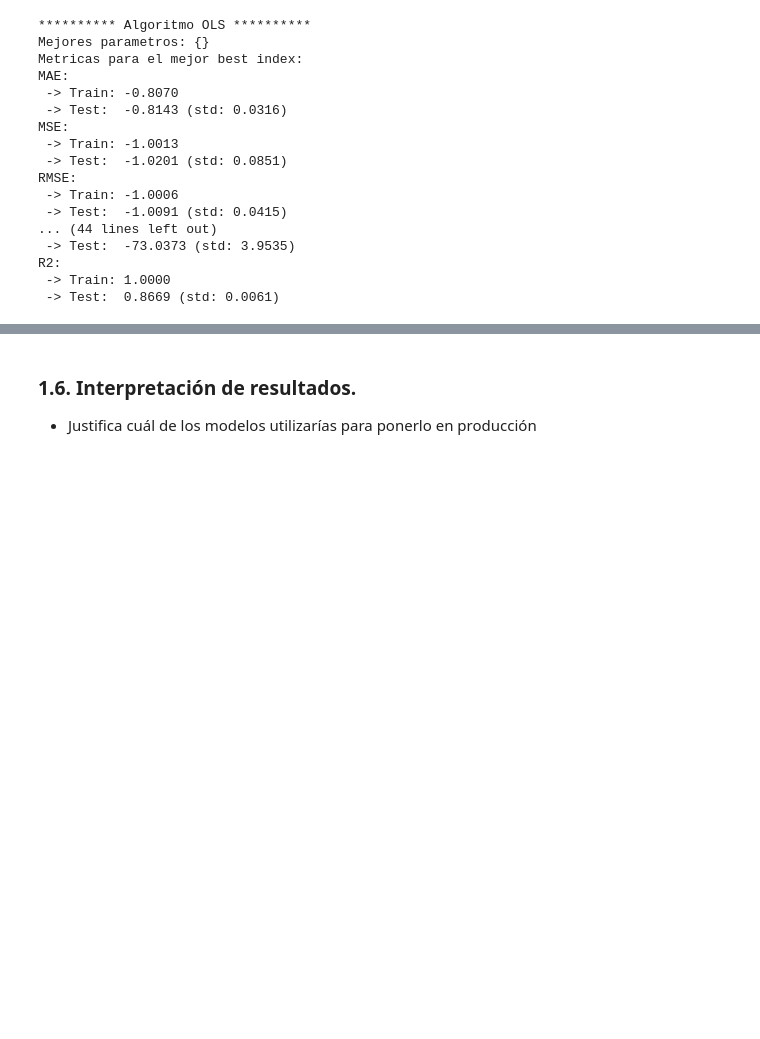
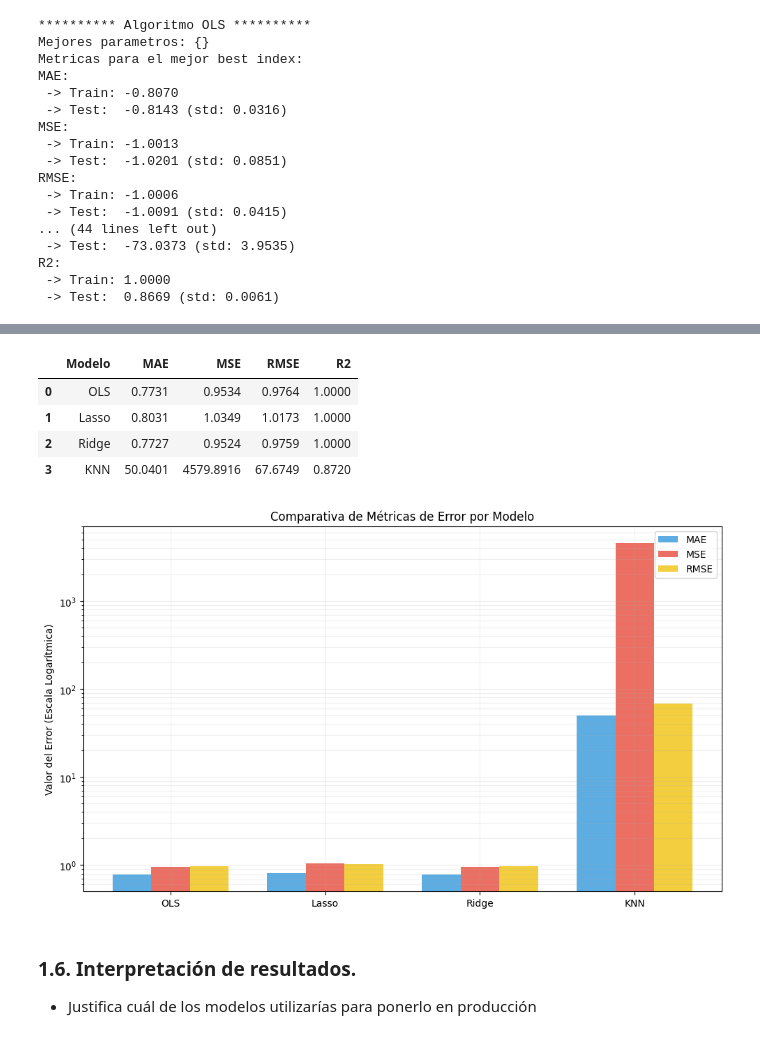
Before and after one commit to cedaniel200/viu-aprendizaje-supervisado, a Jupyter notebook: examen_practico/Script_C1_CesarDaniel_MenesesGuevara.ipynb, the cells around one changed output, grey strips where cells are left out. Cells and saved outputs as stored; diff of their text form; code cells hidden in the pictures; blank space fills up the shorter version.

Commit message:
Se agregan graficas y se reajustan las observaciones

```diff
--- a/examen_practico/Script_C1_CesarDaniel_MenesesGuevara.ipynb
+++ b/examen_practico/Script_C1_CesarDaniel_MenesesGuevara.ipynb
@@ -8,6 +8,9 @@ Resolver el siguientes problemas de regresión lineal y clasificación.
 # %%
 import numpy as np
 from math import sqrt
+import pandas as pd
+
+from IPython.display import display
 
 from sklearn.datasets import make_regression
 from sklearn.model_selection import train_test_split
@@ -19,6 +22,8 @@ from sklearn.linear_model import LinearRegression
 from sklearn.neighbors import KNeighborsRegressor
 from sklearn.linear_model import Ridge
 from sklearn.linear_model import Lasso
+
+pd.set_option('display.max_colwidth', None)
 # %% [markdown]
 ### 1.1. Generación de los datos:
 
@@ -180,3 +157,52 @@ R2: 0.8720
+# %%
+result_test = []
+
+for name, model_grid_search in models_grid_search.items():
+    result_test_as_dict = {}
+    result_test_as_dict['Modelo'] = name
+    model = model_grid_search.best_estimator_
+    for metric_name, metric in metrics.items():
+        score = metric(model, X_test_scaled, y_test)
+        result_test_as_dict[metric_name] = f'{abs(score):.4f}'
+    result_test.append(result_test_as_dict)
+
+display(pd.DataFrame(result_test))
+
+# -- Grafica
+import matplotlib.pyplot as plt
+
+modelos = [r['Modelo'] for r in result_test]
+mae = [float(r['MAE']) for r in result_test]
+mse = [float(r['MSE']) for r in result_test]
+rmse = [float(r['RMSE']) for r in result_test]
+
+n_modelos_reg = np.arange(len(modelos))
+width = 0.25
+
+fig, ax = plt.subplots(figsize=(10, 6))
+
+rects1 = ax.bar(n_modelos_reg - width, mae, width, label='MAE', color='#3498db', alpha=0.8)
+rects2 = ax.bar(n_modelos_reg, mse, width, label='MSE', color='#e74c3c', alpha=0.8)
+rects3 = ax.bar(n_modelos_reg + width, rmse, width, label='RMSE', color='#f1c40f', alpha=0.8)
+
+ax.set_yscale('log')
+
+ax.set_ylabel('Valor del Error (Escala Logarítmica)')
+ax.set_title('Comparativa de Métricas de Error por Modelo')
+ax.set_xticks(n_modelos_reg)
+ax.set_xticklabels(modelos)
+ax.legend()
+ax.grid(True, which="both", ls="-", alpha=0.2)
+
+plt.tight_layout()
+plt.show()
+# %% [output]
+|  | Modelo | MAE | MSE | RMSE | R2 |
+| 0 | OLS | 0.7731 | 0.9534 | 0.9764 | 1.0000 |
+| 1 | Lasso | 0.8031 | 1.0349 | 1.0173 | 1.0000 |
+| 2 | Ridge | 0.7727 | 0.9524 | 0.9759 | 1.0000 |
+| 3 | KNN | 50.0401 | 4579.8916 | 67.6749 | 0.8720 |
+[figure, added]
 # %% [markdown]
 ### 1.6. Interpretación de resultados.
 * Justifica cuál de los modelos utilizarías para ponerlo en producción
```
Also changed, not shown: parts of 15 cells of this notebook.
